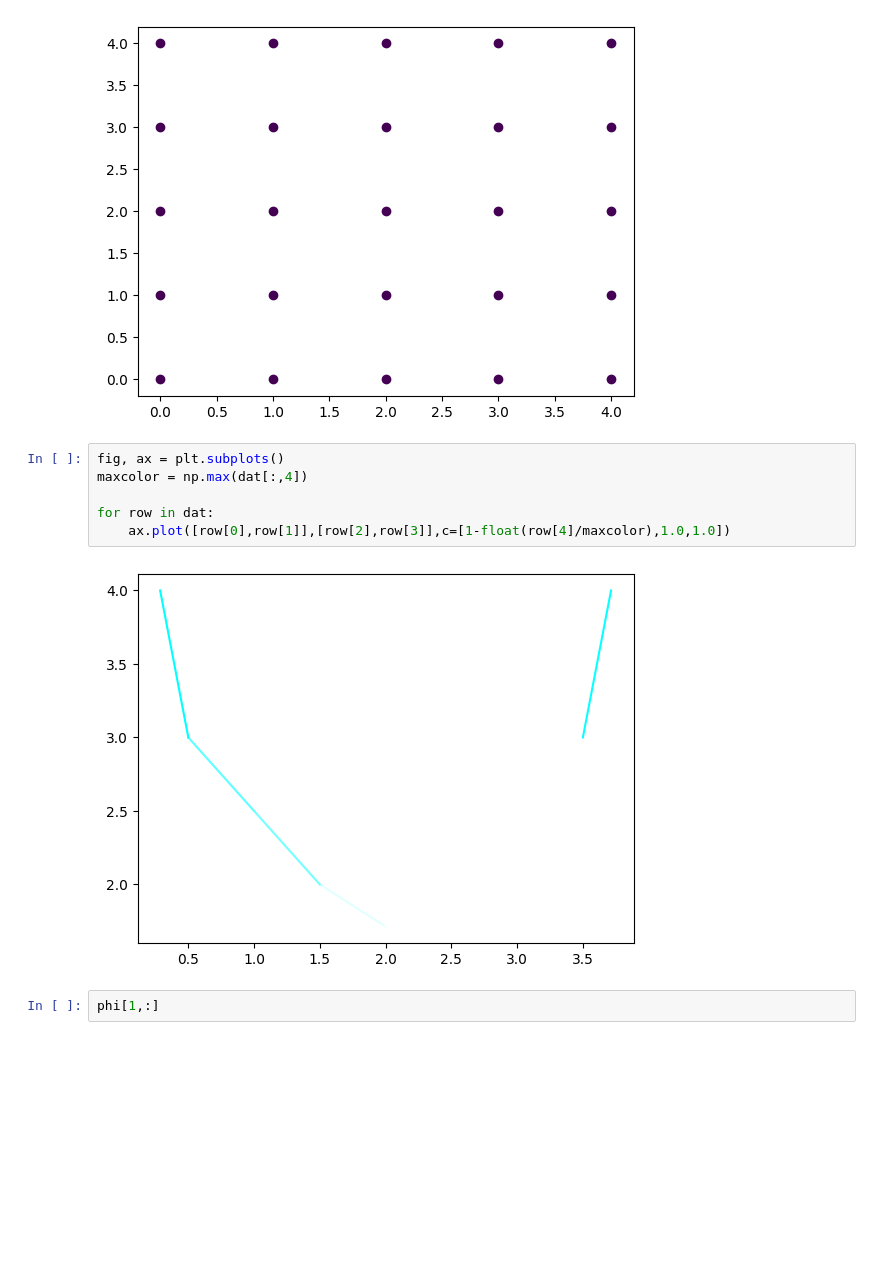
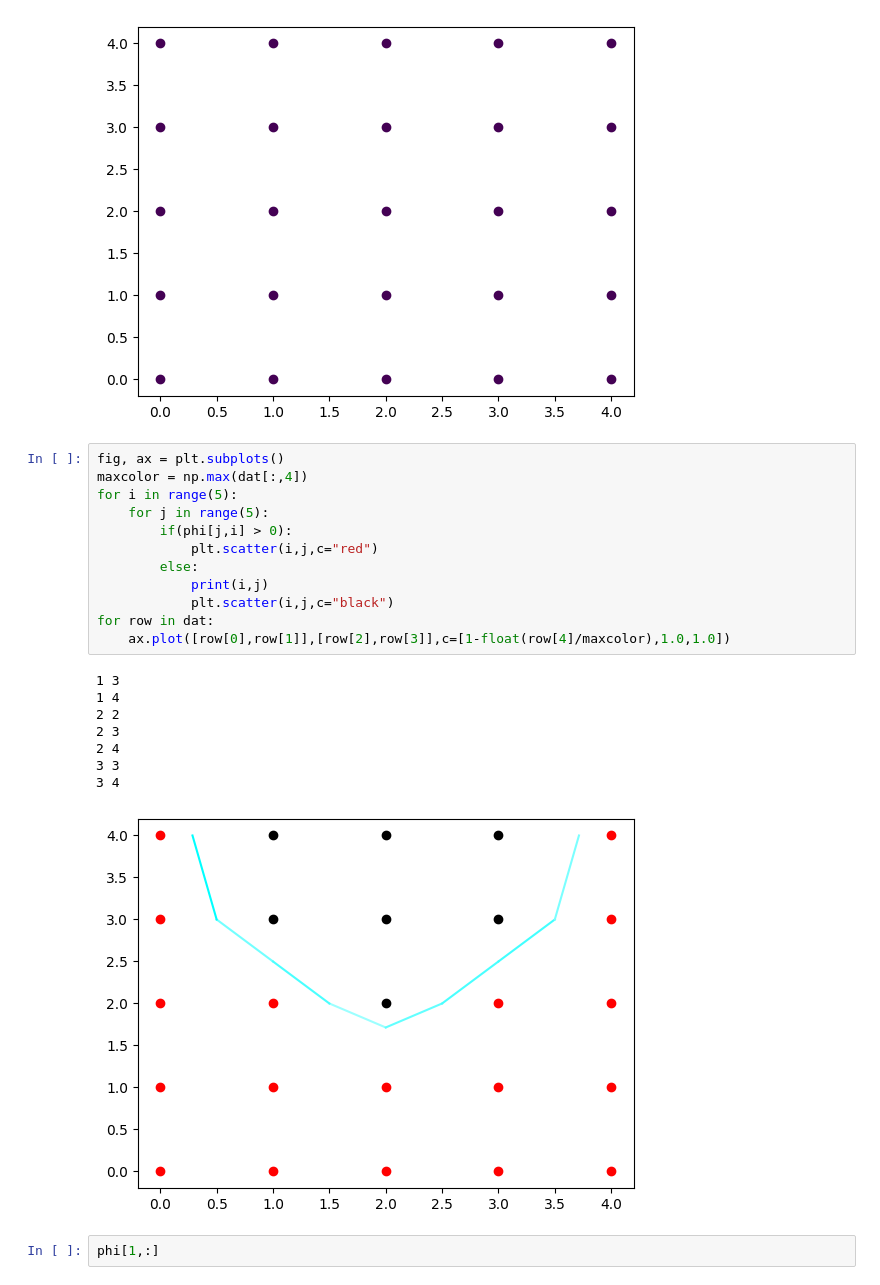
Before and after one commit to AlexanderPizzaHub/raytrace, a Jupyter notebook: plotresult.ipynb, the cells around one changed output. Saved outputs shown, nothing was run; the diff lists cells and outputs as text; blank space fills up the shorter version.

```diff
--- a/plotresult.ipynb
+++ b/plotresult.ipynb
@@ -38,11 +38,24 @@ for i in range(5):
 # %%
 fig, ax = plt.subplots()
 maxcolor = np.max(dat[:,4])
-
+for i in range(5):
+    for j in range(5):
+        if(phi[j,i] > 0):
+            plt.scatter(i,j,c="red")
+        else:
+            print(i,j)
+            plt.scatter(i,j,c="black")
 for row in dat:
     ax.plot([row[0],row[1]],[row[2],row[3]],c=[1-float(row[4]/maxcolor),1.0,1.0])
 # %% [output]
+1 3
+1 4
+2 2
+2 3
+2 4
+3 3
+3 4
-[figure, old version]
+[figure, new version]
 # %%
 phi[1,:]
 # %% [output]
```
Also changed, not shown: parts of 2 cells of this notebook, 18 other files.
